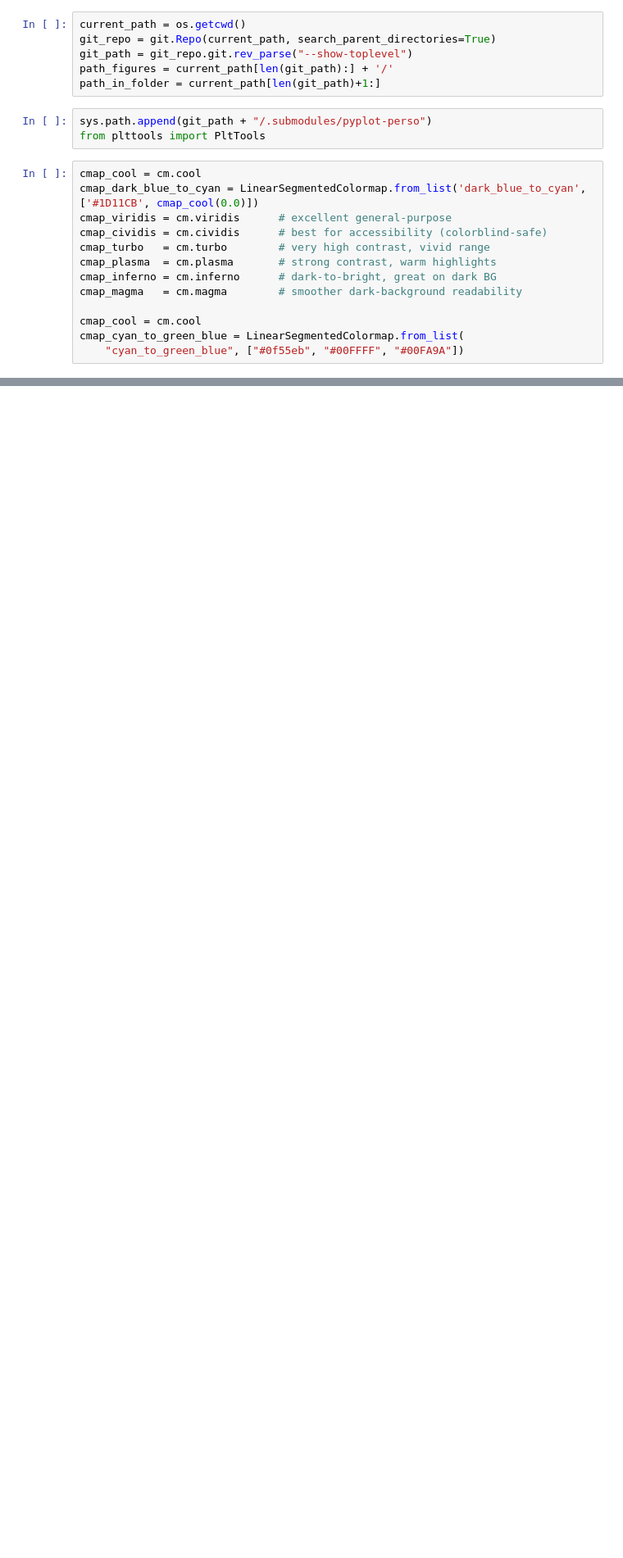
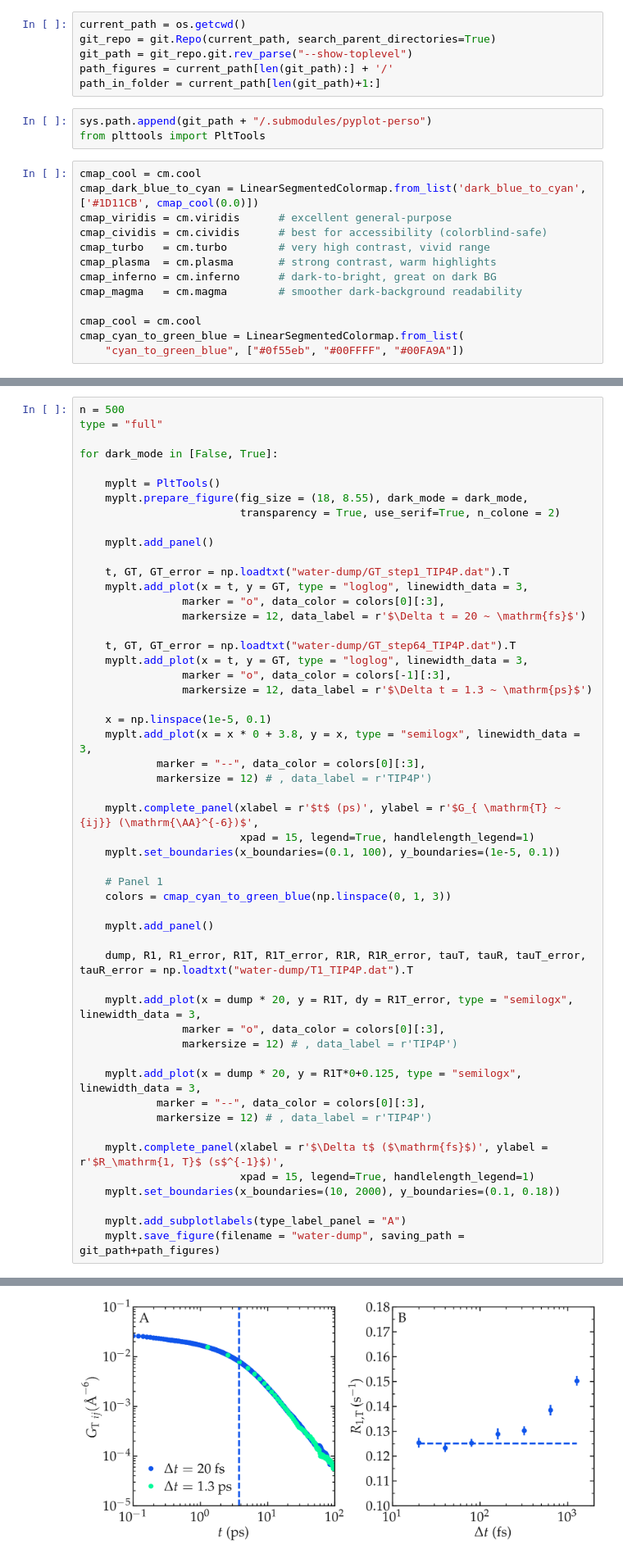
Before and after one commit to NMRDfromMD/nmrdfrommd.github.io, a Jupyter notebook: docs/source/theory/best-practice/water-dump.ipynb, the cells around one changed output, grey strips where cells are left out. Shown at 82% size. Cells and saved outputs as stored; diff of their text form; blank space fills up the shorter version.

```diff
--- a/docs/source/theory/best-practice/water-dump.ipynb
+++ b/docs/source/theory/best-practice/water-dump.ipynb
@@ -83,0 +31,53 @@ for dark_mode in [False, True]:
+# %%
+n = 500
+type = "full"
+
+for dark_mode in [False, True]:
+
+    myplt = PltTools()
+    myplt.prepare_figure(fig_size = (18, 8.55), dark_mode = dark_mode,
+                         transparency = True, use_serif=True, n_colone = 2)
+
+    myplt.add_panel()
+
+    t, GT, GT_error = np.loadtxt("water-dump/GT_step1_TIP4P.dat").T
+    myplt.add_plot(x = t, y = GT, type = "loglog", linewidth_data = 3,
+                marker = "o", data_color = colors[0][:3],
+                markersize = 12, data_label = r'$\Delta t = 20 ~ \mathrm{fs}$')
+
+    t, GT, GT_error = np.loadtxt("water-dump/GT_step64_TIP4P.dat").T
+    myplt.add_plot(x = t, y = GT, type = "loglog", linewidth_data = 3,
+                marker = "o", data_color = colors[-1][:3],
+                markersize = 12, data_label = r'$\Delta t = 1.3 ~ \mathrm{ps}$')
+
+    x = np.linspace(1e-5, 0.1)
+    myplt.add_plot(x = x * 0 + 3.8, y = x, type = "semilogx", linewidth_data = 3,
+            marker = "--", data_color = colors[0][:3],
+            markersize = 12) # , data_label = r'TIP4P')
+
+    myplt.complete_panel(xlabel = r'$t$ (ps)', ylabel = r'$G_{ \mathrm{T} ~ {ij}} (\mathrm{\AA}^{-6})$',
+                         xpad = 15, legend=True, handlelength_legend=1)
+    myplt.set_boundaries(x_boundaries=(0.1, 100), y_boundaries=(1e-5, 0.1))
+
+    # Panel 1
+    colors = cmap_cyan_to_green_blue(np.linspace(0, 1, 3))
+
+    myplt.add_panel()
+
+    dump, R1, R1_error, R1T, R1T_error, R1R, R1R_error, tauT, tauR, tauT_error, tauR_error = np.loadtxt("water-dump/T1_TIP4P.dat").T
+
+    myplt.add_plot(x = dump * 20, y = R1T, dy = R1T_error, type = "semilogx", linewidth_data = 3,
+                marker = "o", data_color = colors[0][:3],
+                markersize = 12) # , data_label = r'TIP4P')
+
+    myplt.add_plot(x = dump * 20, y = R1T*0+0.125, type = "semilogx", linewidth_data = 3,
+            marker = "--", data_color = colors[0][:3],
+            markersize = 12) # , data_label = r'TIP4P')
+
+    myplt.complete_panel(xlabel = r'$\Delta t$ ($\mathrm{fs}$)', ylabel = r'$R_\mathrm{1, T}$ (s$^{-1}$)',
+                         xpad = 15, legend=True, handlelength_legend=1)
+    myplt.set_boundaries(x_boundaries=(10, 2000), y_boundaries=(0.1, 0.18))
+
+    myplt.add_subplotlabels(type_label_panel = "A")
+    myplt.save_figure(filename = "water-dump", saving_path = git_path+path_figures)
+# %% [output]
@@ -83,0 +88 @@ for dark_mode in [False, True]:
+[figure, added]
```
Also changed, not shown: parts of 2 cells of this notebook, 11 other files.
